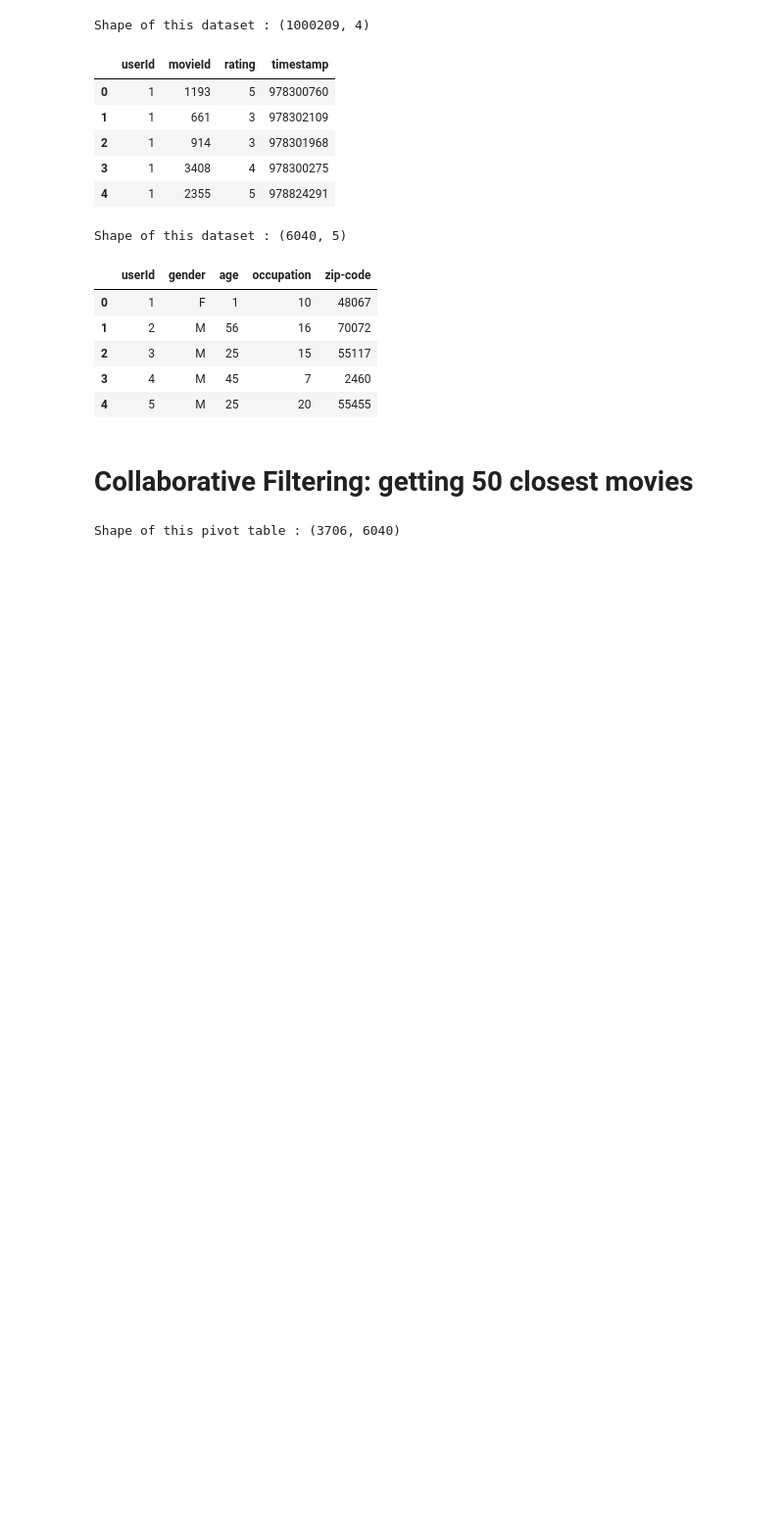
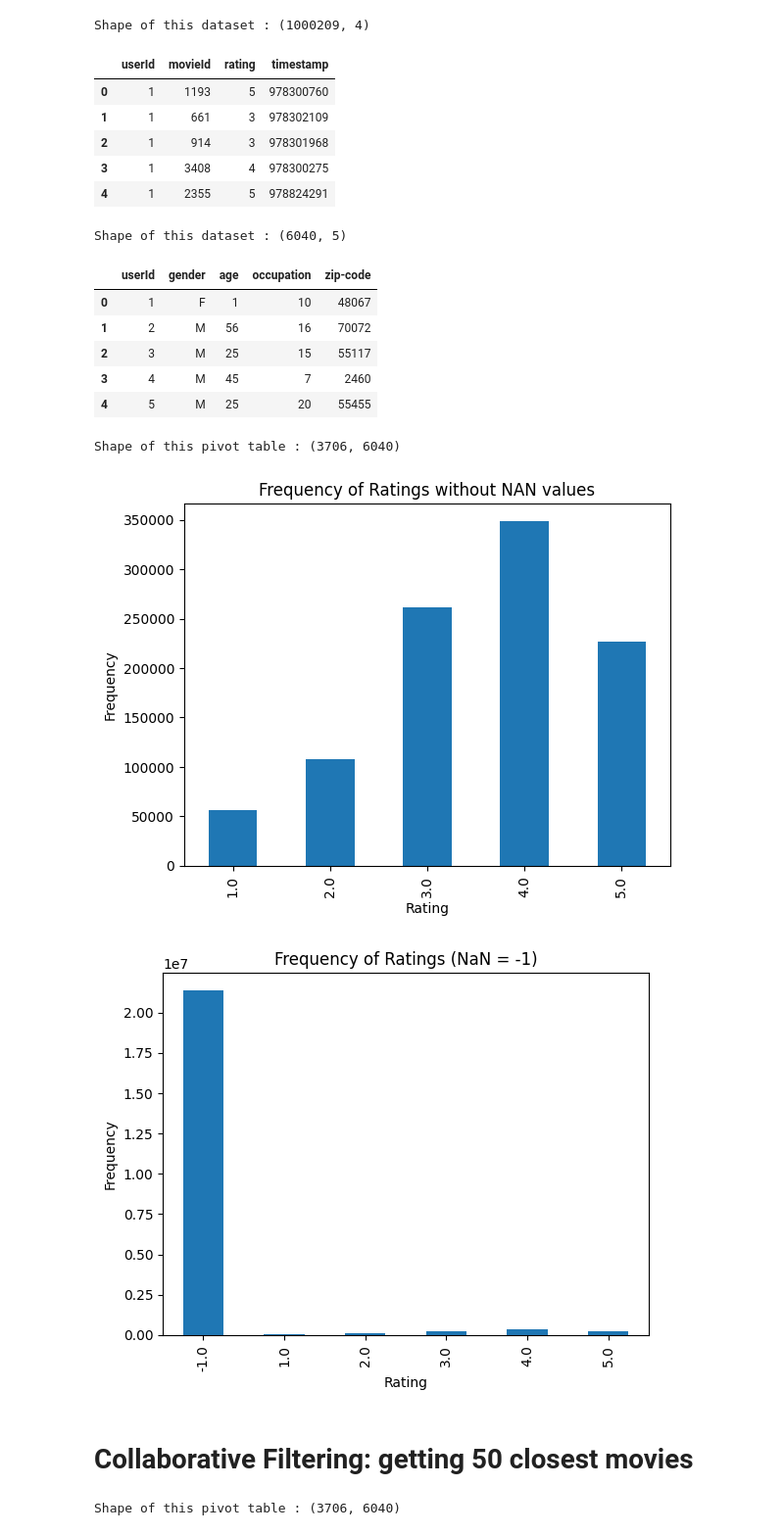
Before and after one commit to Lipika-Rajpal/Movie-Recommendation-System, a Jupyter notebook: recommender.ipynb, the cells around one changed output. Shown at 98% size. Cells and saved outputs as stored; diff of their text form; code cells hidden in the pictures; blank space fills up the shorter version.

```diff
--- a/recommender.ipynb
+++ b/recommender.ipynb
@@ -46,6 +46,37 @@ Shape of this dataset : (6040, 5)
 | 2 | 3 | M | 25 | 15 | 55117 |
 | 3 | 4 | M | 45 | 7 | 2460 |
 | 4 | 5 | M | 25 | 20 | 55455 |
+# %%
+# Pivot table for ratings given by each user to each movie without filling NaN values
+rating_pivot = ratings.pivot_table(values='rating',columns='userId',index='movieId')
+print('Shape of this pivot table :',rating_pivot.shape)
+# rating_pivot.head()
+
+# Count the number of occurrences of each rating
+rating_counts = rating_pivot.stack().value_counts().sort_index()
+
+# Create a bar graph of the rating counts
+rating_counts.plot(kind='bar')
+
+# Set the axis labels and title
+plt.xlabel('Rating')
+plt.ylabel('Frequency')
+plt.title('Frequency of Ratings without NAN values')
+plt.show()
+
+# Fill the NaN values with -1
+rating_pivot = rating_pivot.fillna(-1)
+rating_counts = rating_pivot.stack().value_counts().sort_index()
+rating_counts.plot(kind='bar')
+# Set the axis labels and title
+plt.xlabel('Rating')
+plt.ylabel('Frequency')
+plt.title('Frequency of Ratings (NaN = -1)')
+plt.show()
+# %% [output]
+Shape of this pivot table : (3706, 6040)
+[figure, added]
+[figure, added]
 # %% [markdown]
 # Collaborative Filtering: getting 50 closest movies
 # %%
```
Also changed, not shown: parts of 13 cells of this notebook.
